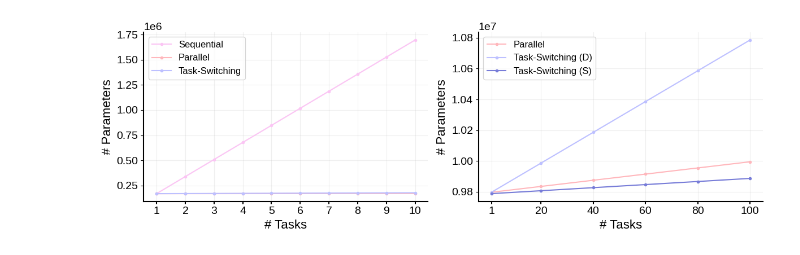
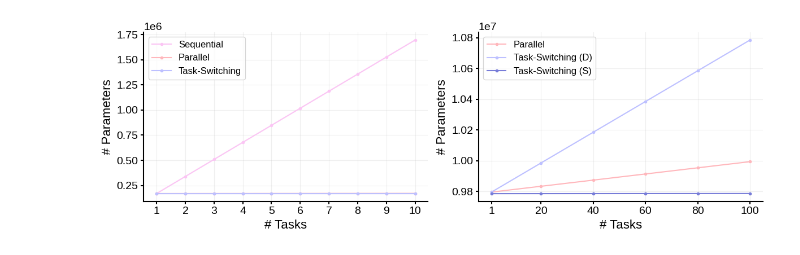
Before and after one commit to LofNaDI/neural-representations-multitasking, a Jupyter notebook: figures/figureS23/figureS23_parameters.ipynb, the cells around one changed output. Drawn from its saved outputs; the diff is of its cells as text; code cells hidden in the pictures.

Commit message:
Update figureS23

```diff
--- a/figures/figureS23/figureS23_parameters.ipynb
+++ b/figures/figureS23/figureS23_parameters.ipynb
@@ -22,18 +24,19 @@ def parameters_parallel(num_tasks, input_size, output_size, num_layers, num_hidd
     num_params_output = output_size * (num_hidden + 1)
     return num_params_input + num_params_hidden + num_tasks * num_params_output
 
-def parameters_task_switching_single(num_tasks, input_size, output_size, num_layers, num_hidden):
-    num_params_input = num_hidden * input_size
-    num_params_hidden = (num_hidden ** 2) * (num_layers - 1)
-    num_params_output = output_size * num_hidden
-    num_params_context = num_hidden * num_tasks
+def parameters_task_switching_different(num_tasks, input_size, output_size, num_layers, num_hidden):
+    num_params_input = num_hidden * input_size  # HI
+    num_params_hidden = (num_hidden ** 2) * (num_layers - 1)  # H^2(L - 1)
+    num_params_output = output_size * num_hidden  # OH
+    num_params_context = num_hidden * num_layers * num_tasks  # HLT
     return  num_params_context + num_params_input + num_params_hidden + num_params_output
 
-def parameters_task_switching_full(num_tasks, input_size, output_size, num_layers, num_hidden):
-    num_params_input = num_hidden * (input_size + num_tasks)
-    num_params_hidden = num_hidden *(num_layers - 1) * (num_hidden + num_tasks)
-    num_params_output = output_size * num_hidden
-    return num_params_input + num_params_hidden + num_params_output
+def parameters_task_switching_same(num_tasks, input_size, output_size, num_layers, num_hidden):
+    num_params_input = num_hidden * input_size  # HI
+    num_params_hidden = (num_hidden ** 2) * (num_layers - 1)  # H^2(L - 1)
+    num_params_output = output_size * num_hidden  # OH
+    num_params_context = num_layers * num_tasks  # LT
+    return  num_params_context + num_params_input + num_params_hidden + num_params_output
 # %%
 num_tasks = 10
 num_layers = 10
@@ -50,52 +53,52 @@ task_switching = []
 for i_tasks in list_tasks:
     sequential.append(parameters_sequential(i_tasks, input_size, output_size, num_layers, num_hidden))
     parallel.append(parameters_parallel(i_tasks, input_size, output_size, num_layers, num_hidden))
-    task_switching.append(parameters_task_switching_full(i_tasks, input_size, output_size, num_layers, num_hidden))
+    task_switching.append(parameters_task_switching_same(i_tasks, input_size, output_size, num_layers, num_hidden))
 
 
 num_hidden = 1000
 num_tasks = 100
 
 parallel_deep = []
-task_switching_deep_single = []
-task_switching_deep_full = []
+task_switching_deep_different = []
+task_switching_deep_same = []
 
 list_tasks_deep = [1, 20, 40, 60, 80, 100]
 
 for i_tasks in list_tasks_deep:
     parallel_deep.append(parameters_parallel(i_tasks, input_size, output_size, num_layers, num_hidden))
-    task_switching_deep_single.append(parameters_task_switching_single(i_tasks, input_size, output_size, num_layers, num_hidden))
-    task_switching_deep_full.append(parameters_task_switching_full(i_tasks, input_size, output_size, num_layers, num_hidden))
+    task_switching_deep_different.append(parameters_task_switching_different(i_tasks, input_size, output_size, num_layers, num_hidden))
+    task_switching_deep_same.append(parameters_task_switching_same(i_tasks, input_size, output_size, num_layers, num_hidden))
 # %%
 fig, ax = plt.subplots(1, 2, figsize=(12, 4))
 
 ax[0].plot(list_tasks, sequential, '.-', color=palette[0])
 ax[0].plot(list_tasks, parallel, '.-', color=palette[1])
 ax[0].plot(list_tasks, task_switching, '.-', color=palette[2])
 
 ax[0].legend(['Sequential', 'Parallel', 'Task-Switching'])
 ax[0].set_xlabel('# Tasks')
 ax[0].set_ylabel('# Parameters')
 ax[0].xaxis.set_ticks(list_tasks)
 ax[0].grid(alpha=0.2)
 
 # ax[1].plot(list_tasks, sequential, '.-')
 next(ax[1]._get_lines.prop_cycler)
 ax[1].plot(list_tasks_deep, parallel_deep, '.-', color=palette[1])
-ax[1].plot(list_tasks_deep, task_switching_deep_full, '.-', color=palette[2])
-ax[1].plot(list_tasks_deep, task_switching_deep_single, '.-', color=palette[3])
+ax[1].plot(list_tasks_deep, task_switching_deep_different, '.-', color=palette[2])
+ax[1].plot(list_tasks_deep, task_switching_deep_same, '.-', color=palette[3])
 
 ax[1].legend(['Parallel', 'Task-Switching (D)', 'Task-Switching (S)'])
 ax[1].set_xlabel('# Tasks')
 ax[1].set_ylabel('# Parameters')
 ax[1].xaxis.set_ticks(list_tasks_deep)
 ax[1].grid(alpha=0.2)
 
 fig.tight_layout()
 fig.savefig(path_figure)
 plt.show()
 # %% [output]
-[figure, old version]
+[figure, new version]
 # %%
 def get_parameters_model(model):
     return sum(p.numel() for p in model.parameters())
```
Also changed, not shown: parts of 2 cells of this notebook, 1 other file.
